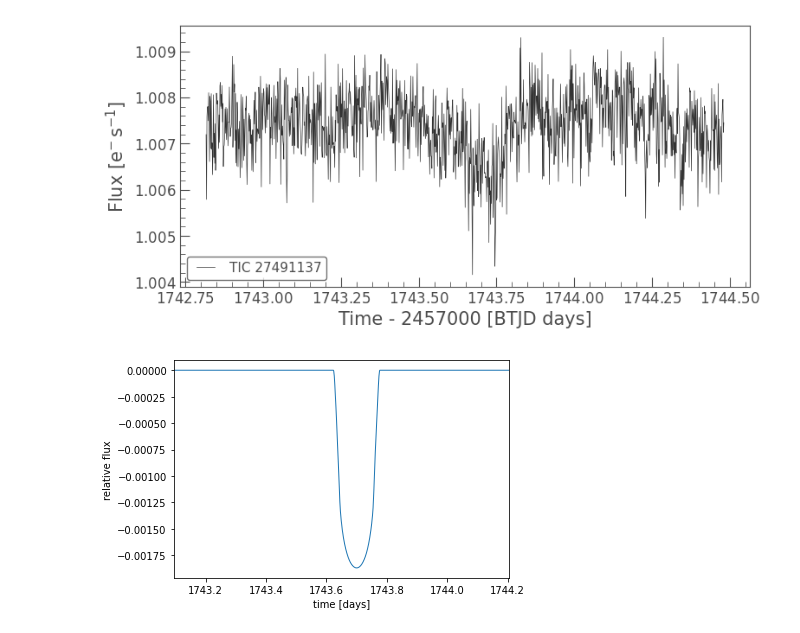
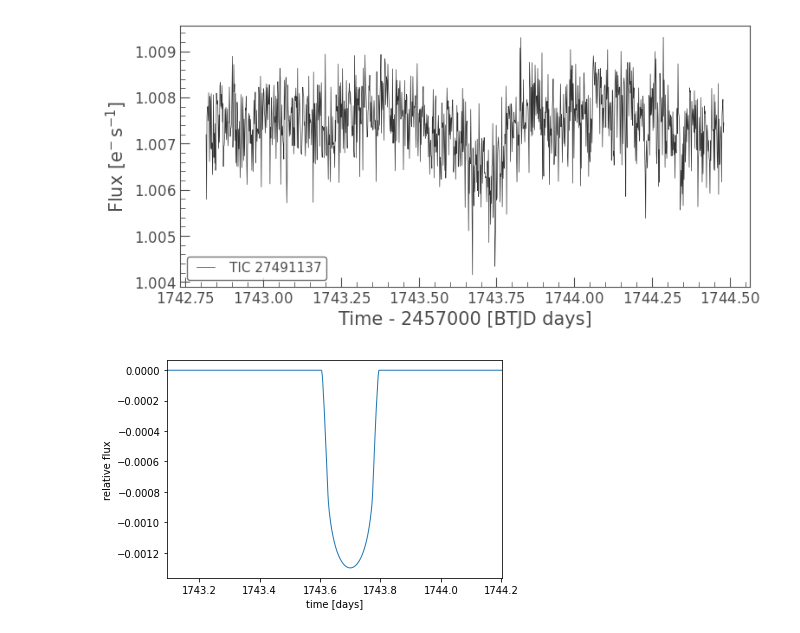
Before and after one commit to hughesymendes/TIC-27491137, a Jupyter notebook: dip1_sample.ipynb, the cells around one changed output. Drawn from its saved outputs; the diff is of its cells as text; code cells hidden in the pictures.

```diff
--- a/dip1_sample.ipynb
+++ b/dip1_sample.ipynb
@@ -119,31 +121,31 @@ d1y_err = np.append( np.array( [], dtype="float64" ), dip1.flux_err )
 # %%
 import numpy as np
 import exoplanet as xo
 
 # The light curve calculation requires an orbit
-orbit = xo.orbits.KeplerianOrbit(period=9.5, t0 =1743.7, r_star = 0.78, m_star= 0.87)
+orbit = xo.orbits.KeplerianOrbit(period=np.random.uniform(1,50,1), t0 =1743.7, r_star = 0.78, m_star= 0.87)
 
 # Compute a limb-darkened light curve using starry
 t = np.linspace(1743.09394,1744.20329, 1200)
 #found values from a paper for Kepler and TESS that gives a=0.4984, b= 0.1939 (using quadratic law).
 # 'u' seems to be linear but is only given as one value whereas 'u' here is 2D so I've input values
 # In between the two closest stellar temps. paper-- https://arxiv.org/pdf/0912.2274.pdf
 
 u = [0.525, 0.215]
 light_curve = (
     xo.LimbDarkLightCurve(u)
-    .get_light_curve(orbit=orbit, r=0.03, t=t, texp=0.02)
+    .get_light_curve(orbit=orbit, r=0.025, t=t, texp=0.02)
     .eval()
 )
 # Note: the `eval` is needed because this is using Theano in
 # the background
 
 plt.plot(t, light_curve, color="C0", lw=1)
 plt.ylabel("relative flux")
 plt.xlabel("time [days]")
 _ = plt.xlim(t.min(), t.max())
 # %% [output]
-[figure, old version]
+[figure, new version]
 # %%
 import pymc3 as pm
 
```
Also changed, not shown: parts of 4 cells of this notebook.
